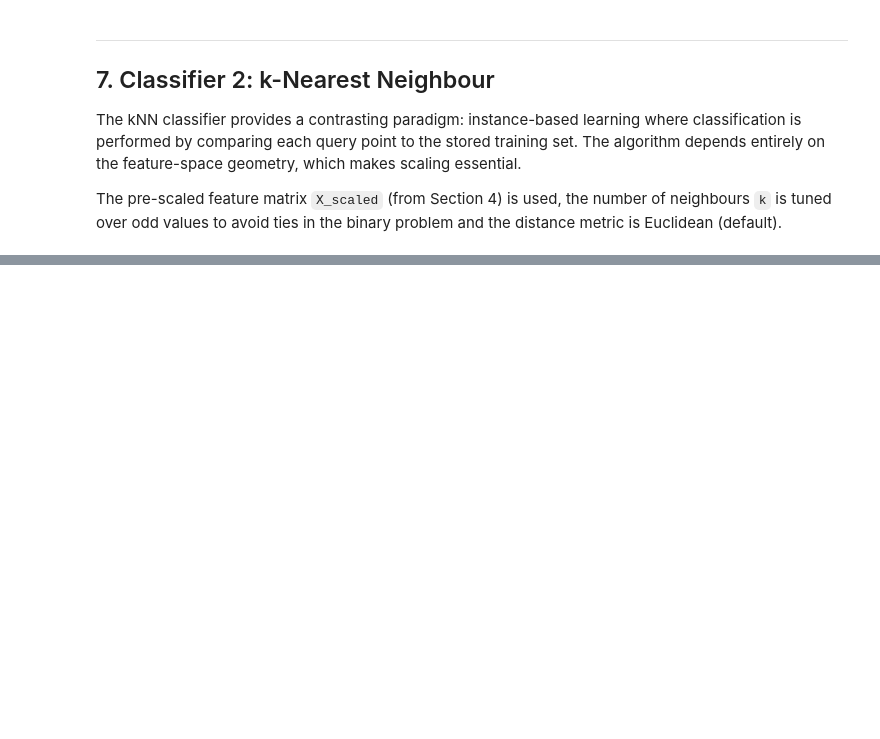
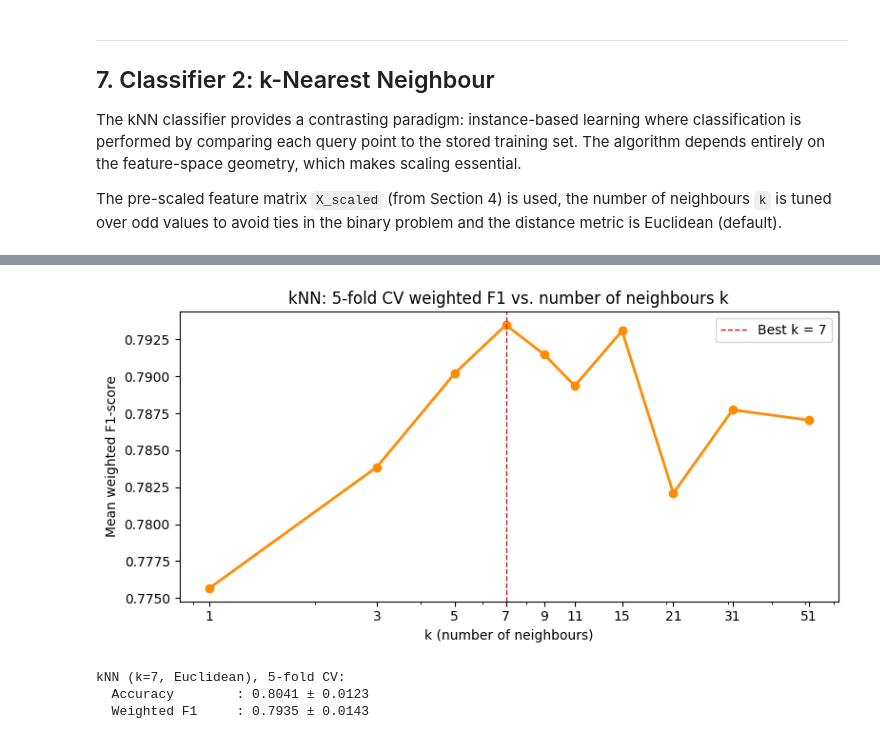
Before and after one commit to maarqui/drug-consumption-analysis, a Jupyter notebook: classification/classification-notebook.ipynb, the cells around one changed output, grey strips where cells are left out. Drawn from its saved outputs; the diff is of its cells as text; code cells hidden in the pictures; blank space fills up the shorter version.

```diff
--- a/classification/classification-notebook.ipynb
+++ b/classification/classification-notebook.ipynb
@@ -335,3 +335,19 @@ plt.tight_layout()
 The kNN classifier provides a contrasting paradigm: instance-based learning where classification is performed by comparing each query point to the stored training set. The algorithm depends entirely on the feature-space geometry, which makes scaling essential.
 
 The pre-scaled feature matrix `X_scaled` (from Section 4) is used, the number of neighbours `k` is tuned over odd values to avoid ties in the binary problem and the distance metric is Euclidean (default).
+# %%
+# Adjust k using 5-fold cross-validation
+from sklearn.neighbors import KNeighborsClassifier
+
+k_values = [1, 3, 5, 7, 9, 11, 15, 21, 31, 51]
+f1_per_k = []
+
+for k in k_values:
+    knn = KNeighborsClassifier(n_neighbors=k, metric='euclidean')
+    scores = cross_val_score(knn, X_scaled, y, cv=cv, scoring='f1_weighted')
+    f1_per_k.append(scores.mean())
+    print('k = %2d : mean F1 (CV) = %.4f' % (k, scores.mean()))
+
+best_k = k_values[int(np.argmax(f1_per_k))]
+print('\nBest k        : %d' % best_k)
+print('Best mean F1  : %.4f' % max(f1_per_k))
@@ -337,0 +368,33 @@ The pre-scaled feature matrix `X_scaled` (from Section 4) is used, the number of
+# %%
+# Plot results as a function of k
+fig, ax = plt.subplots(figsize=(8, 4))
+
+ax.plot(k_values, f1_per_k, marker='o', color='darkorange', linewidth=2)
+ax.axvline(best_k, color='firebrick', linestyle='--', linewidth=1,
+           label='Best k = %d' % best_k)
+
+ax.set_title('kNN: 5-fold CV weighted F1 vs. number of neighbours k')
+ax.set_xlabel('k (number of neighbours)')
+ax.set_ylabel('Mean weighted F1-score')
+ax.set_xscale('log')
+ax.set_xticks(k_values)
+# formatting
+ax.get_xaxis().set_major_formatter(plt.matplotlib.ticker.ScalarFormatter())
+ax.legend()
+plt.tight_layout()
+# %% [output]
+[figure, added]
+# %%
+# Final kNN evaluation with the best k
+knn = KNeighborsClassifier(n_neighbors=best_k, metric='euclidean')
+
+acc_knn = cross_val_score(knn, X_scaled, y, cv=cv, scoring='accuracy')
+f1_knn  = cross_val_score(knn, X_scaled, y, cv=cv, scoring='f1_weighted')
+
+print('kNN (k=%d, Euclidean), 5-fold CV:' % best_k)
+print('  Accuracy        : %.4f ± %.4f' % (acc_knn.mean(), acc_knn.std()))
+print('  Weighted F1     : %.4f ± %.4f' % (f1_knn.mean(),  f1_knn.std()))
+# %% [output]
+kNN (k=7, Euclidean), 5-fold CV:
+  Accuracy        : 0.8041 ± 0.0123
+  Weighted F1     : 0.7935 ± 0.0143
```
Also changed, not shown: parts of 14 cells of this notebook.
